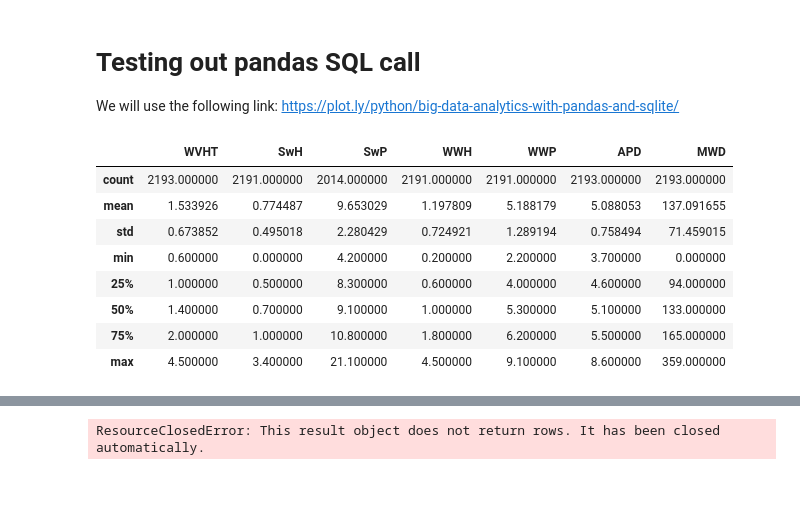
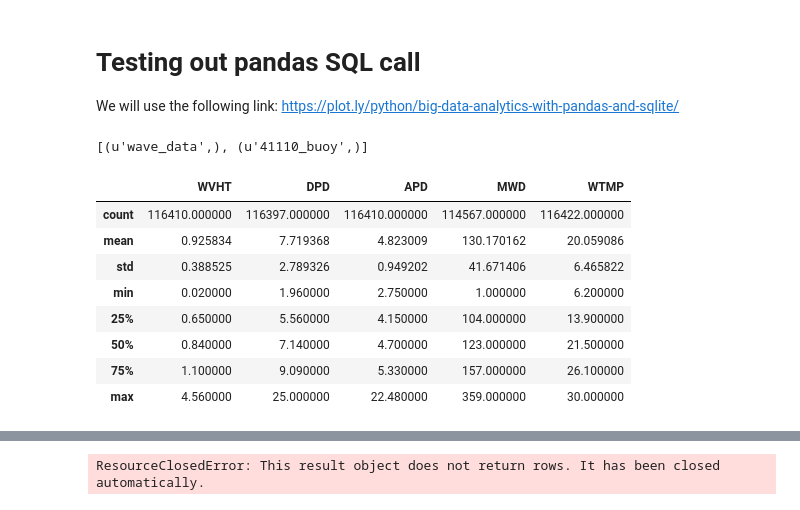
Before and after one commit to nickc1/buoypy, a Jupyter notebook: scripts/buoy_data_analysis.ipynb, the cells around one changed output, grey strips where cells are left out. Cells and saved outputs as stored; diff of their text form; code cells hidden in the pictures.

```diff
--- a/scripts/buoy_data_analysis.ipynb
+++ b/scripts/buoy_data_analysis.ipynb
@@ -171,15 +532,19 @@ disk_engine = create_engine('sqlite:///buoydata.db')
+# %%
+sql.fetchall()
+# %% [output]
+[(u'wave_data',), (u'41110_buoy',)]
 # %%
 wave_data.to_sql('wave_data',disk_engine,if_exists='append')
 # %%
-df = pd.read_sql_query('SELECT * FROM wave_data',disk_engine)
+df = pd.read_sql_query("""SELECT * FROM '41110_buoy' """,disk_engine)
 df.describe()
 # %% [output]
-|  | WVHT | SwH | SwP | WWH | WWP | APD | MWD |
-| count | 2193.000000 | 2191.000000 | 2014.000000 | 2191.000000 | 2191.000000 | 2193.000000 | 2193.000000 |
-| mean | 1.533926 | 0.774487 | 9.653029 | 1.197809 | 5.188179 | 5.088053 | 137.091655 |
-| std | 0.673852 | 0.495018 | 2.280429 | 0.724921 | 1.289194 | 0.758494 | 71.459015 |
-| min | 0.600000 | 0.000000 | 4.200000 | 0.200000 | 2.200000 | 3.700000 | 0.000000 |
-| 25% | 1.000000 | 0.500000 | 8.300000 | 0.600000 | 4.000000 | 4.600000 | 94.000000 |
-| 50% | 1.400000 | 0.700000 | 9.100000 | 1.000000 | 5.300000 | 5.100000 | 133.000000 |
-| 75% | 2.000000 | 1.000000 | 10.800000 | 1.800000 | 6.200000 | 5.500000 | 165.000000 |
-| max | 4.500000 | 3.400000 | 21.100000 | 4.500000 | 9.100000 | 8.600000 | 359.000000 |
+|  | WVHT | DPD | APD | MWD | WTMP |
+| count | 116410.000000 | 116397.000000 | 116410.000000 | 114567.000000 | 116422.000000 |
+| mean | 0.925834 | 7.719368 | 4.823009 | 130.170162 | 20.059086 |
+| std | 0.388525 | 2.789326 | 0.949202 | 41.671406 | 6.465822 |
+| min | 0.020000 | 1.960000 | 2.750000 | 1.000000 | 6.200000 |
+| 25% | 0.650000 | 5.560000 | 4.150000 | 104.000000 | 13.900000 |
+| 50% | 0.840000 | 7.140000 | 4.700000 | 123.000000 | 21.500000 |
+| 75% | 1.100000 | 9.090000 | 5.330000 | 157.000000 | 26.100000 |
+| max | 4.560000 | 25.000000 | 22.480000 | 359.000000 | 30.000000 |
```
Also changed, not shown: parts of 84 cells of this notebook, 1 other file.
